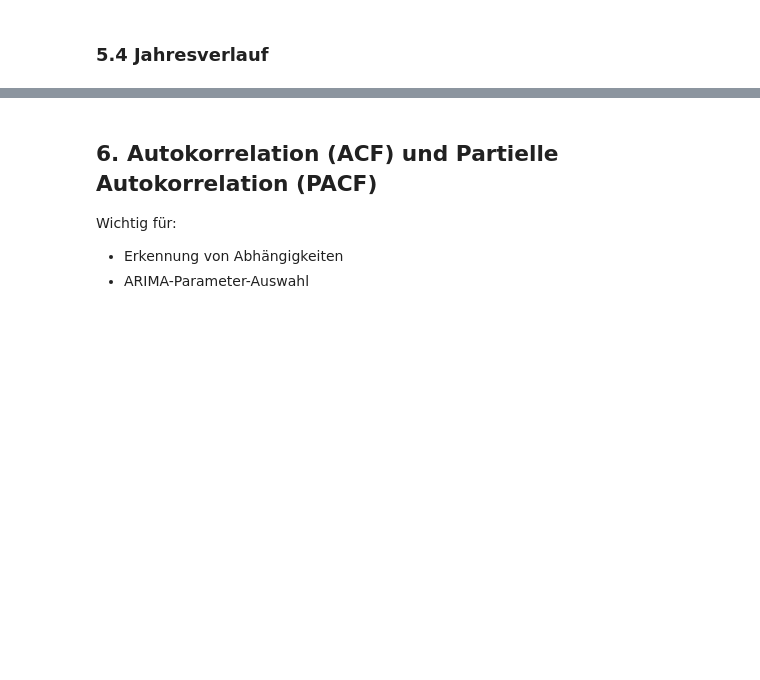
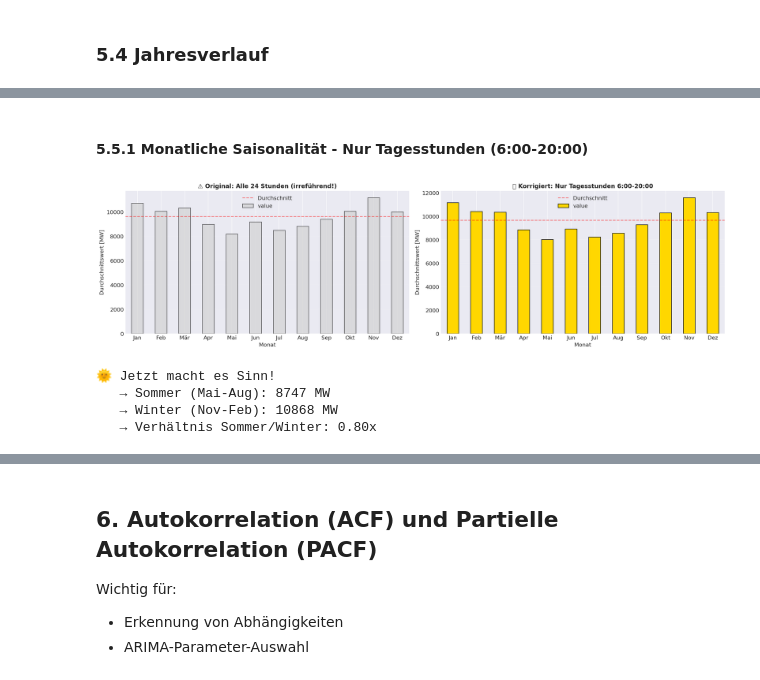
Before and after one commit to chradden/AdvancedTimeSeriesPrediction, a Jupyter notebook: energy-timeseries-project/notebooks/01_data_exploration.ipynb, the cells around one changed output, grey strips where cells are left out. Cells and saved outputs as stored; diff of their text form; code cells hidden in the pictures; blank space fills up the shorter version.

```diff
--- a/energy-timeseries-project/notebooks/01_data_exploration.ipynb
+++ b/energy-timeseries-project/notebooks/01_data_exploration.ipynb
@@ -251,0 +366,50 @@ plt.show()
+# %% [markdown]
+#### 5.5.1 Monatliche Saisonalität - Nur Tagesstunden (6:00-20:00)
+# %%
+if RESOLUTION == 'hour':
+    # Filter: Nur Tagesstunden (6:00 bis 20:00 Uhr)
+    df_daylight = df[(df['hour'] >= 6) & (df['hour'] <= 20)].copy()
+
+    # Durchschnitt pro Monat (nur Tagesstunden)
+    monthly_daylight_avg = df_daylight.groupby('month')['value'].mean()
+
+    # Vergleich: Original vs. Tagesstunden
+    fig, axes = plt.subplots(1, 2, figsize=(18, 5))
+
+    # Original (mit Nachtstunden)
+    monthly_avg.plot(kind='bar', ax=axes[0], color='lightgray', edgecolor='black', alpha=0.7)
+    axes[0].set_title('⚠️ Original: Alle 24 Stunden (irreführend!)', fontsize=12, fontweight='bold')
+    axes[0].set_xlabel('Monat')
+    axes[0].set_ylabel('Durchschnittswert [MW]')
+    axes[0].set_xticklabels(['Jan', 'Feb', 'Mär', 'Apr', 'Mai', 'Jun',
+                             'Jul', 'Aug', 'Sep', 'Okt', 'Nov', 'Dez'], rotation=0)
+    axes[0].grid(True, alpha=0.3, axis='y')
+    axes[0].axhline(monthly_avg.mean(), color='red', linestyle='--', alpha=0.5, label='Durchschnitt')
+    axes[0].legend()
+
+    # Korrigiert (nur Tagesstunden)
+    monthly_daylight_avg.plot(kind='bar', ax=axes[1], color='gold', edgecolor='black')
+    axes[1].set_title('✅ Korrigiert: Nur Tagesstunden 6:00-20:00', fontsize=12, fontweight='bold')
+    axes[1].set_xlabel('Monat')
+    axes[1].set_ylabel('Durchschnittswert [MW]')
+    axes[1].set_xticklabels(['Jan', 'Feb', 'Mär', 'Apr', 'Mai', 'Jun',
+                             'Jul', 'Aug', 'Sep', 'Okt', 'Nov', 'Dez'], rotation=0)
+    axes[1].grid(True, alpha=0.3, axis='y')
+    axes[1].axhline(monthly_daylight_avg.mean(), color='red', linestyle='--', alpha=0.5, label='Durchschnitt')
+    axes[1].legend()
+
+    plt.tight_layout()
+    plt.show()
+
+    print("🌞 Jetzt macht es Sinn!")
+    print(f"   → Sommer (Mai-Aug): {monthly_daylight_avg[5:9].mean():.0f} MW")
+    print(f"   → Winter (Nov-Feb): {monthly_daylight_avg[[11,12,1,2]].mean():.0f} MW")
+    print(f"   → Verhältnis Sommer/Winter: {monthly_daylight_avg[5:9].mean() / monthly_daylight_avg[[11,12,1,2]].mean():.2f}x")
+else:
+    print("Diese Analyse benötigt stündliche Daten")
+# %% [output]
+[figure, added]
+🌞 Jetzt macht es Sinn!
+   → Sommer (Mai-Aug): 8747 MW
+   → Winter (Nov-Feb): 10868 MW
+   → Verhältnis Sommer/Winter: 0.80x
```
Also changed, not shown: parts of 23 cells of this notebook, 2 other files.
